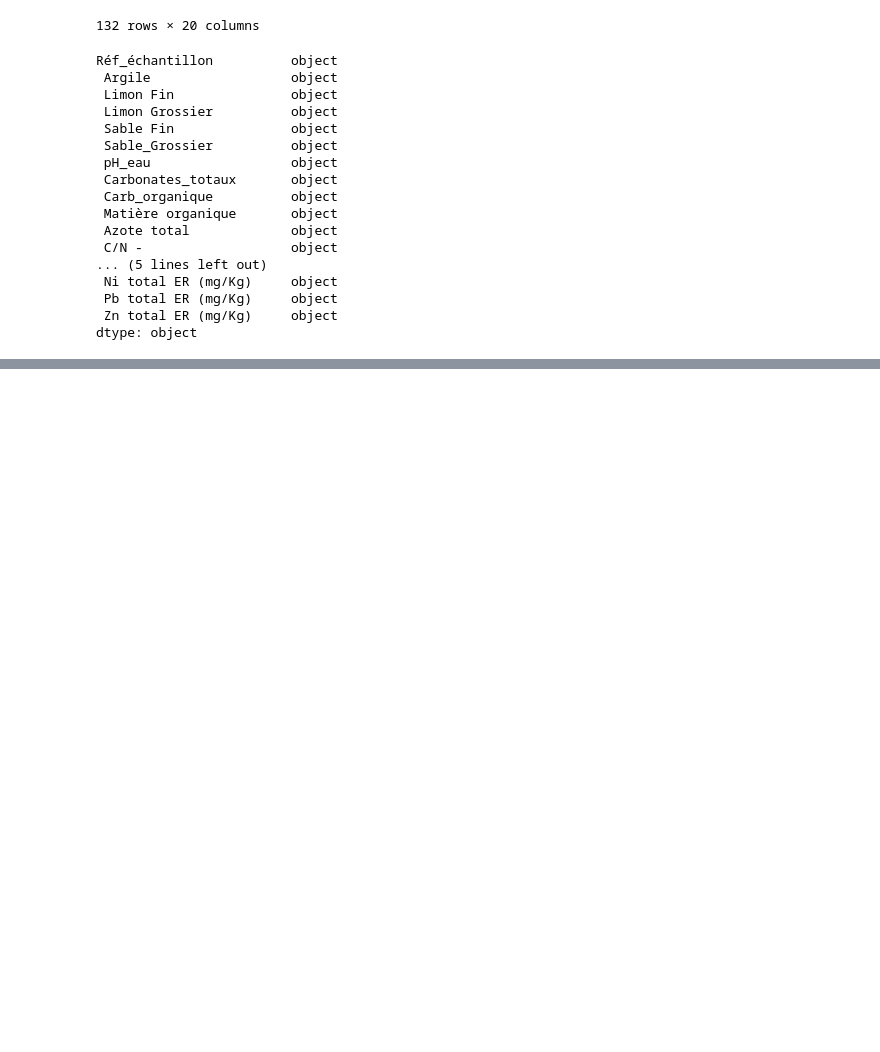
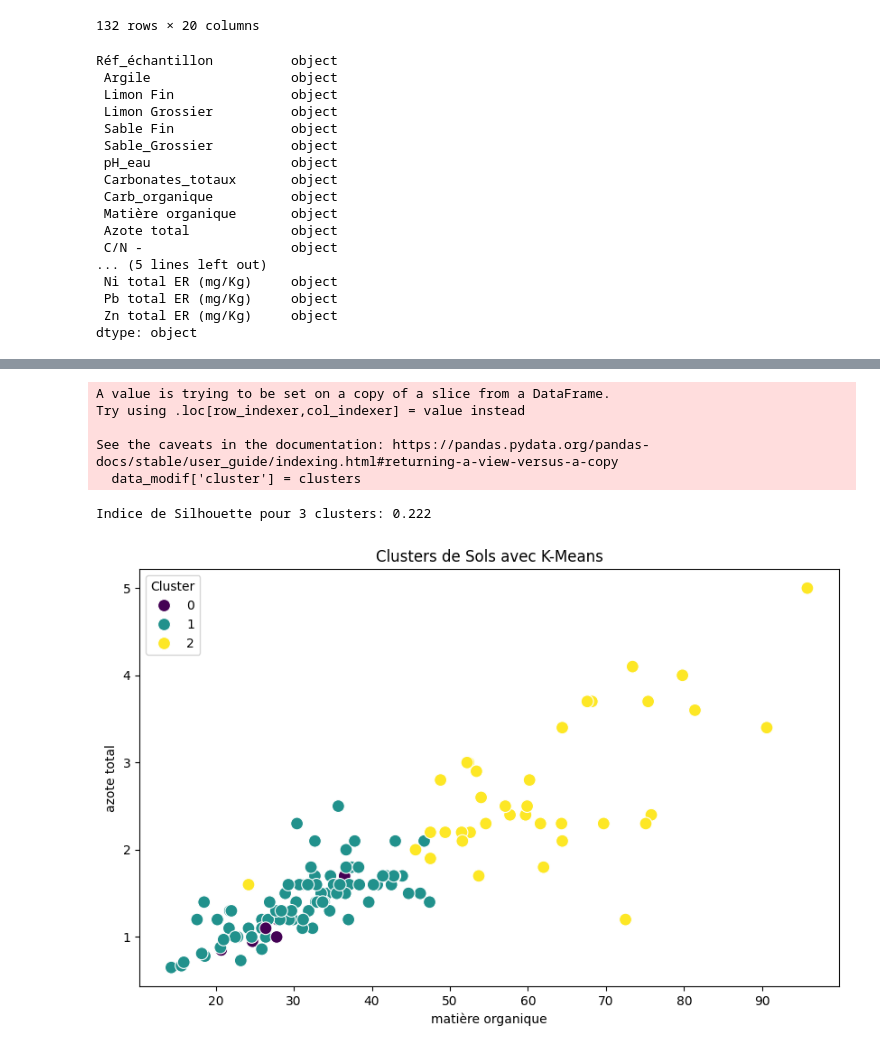
Before and after one commit to 6licium/IAAIN, a Jupyter notebook: Notebooks/explo_Ibne.ipynb, the cells around one changed output, grey strips where cells are left out. Saved outputs shown, nothing was run; the diff lists cells and outputs as text; code cells hidden in the pictures; blank space fills up the shorter version.

Commit message:
creation de kmeans

```diff
--- a/Notebooks/explo_Ibne.ipynb
+++ b/Notebooks/explo_Ibne.ipynb
@@ -63,0 +187,6 @@ dtype: object
+# %%
+# Supprimer les lignes avec des valeurs NaN
+data_modif = data_modif.dropna(subset=colonnes_a_normaliser)
+# %%
+# Remplir les valeurs NaN avec la moyenne de chaque colonne
+data_modif[colonnes_a_normaliser] = data_modif[colonnes_a_normaliser].fillna(data_modif[colonnes_a_normaliser].mean())
@@ -63,0 +203,39 @@ dtype: object
+# %%
+from sklearn.preprocessing import StandardScaler
+
+# Normaliser les données
+scaler = StandardScaler()
+data_normalise = scaler.fit_transform(data_modif[colonnes_a_normaliser])
+# %%
+# Définir le nombre de clusters
+n_clusters = 3  # Par exemple, 3 clusters
+kmeans = KMeans(n_clusters=n_clusters, random_state=42)
+clusters = kmeans.fit_predict(data_normalise)
+
+# Ajouter les étiquettes de cluster au DataFrame
+data_modif['cluster'] = clusters
+# %% [output]
+A value is trying to be set on a copy of a slice from a DataFrame.
+Try using .loc[row_indexer,col_indexer] = value instead
+
+See the caveats in the documentation: https://pandas.pydata.org/pandas-docs/stable/user_guide/indexing.html#returning-a-view-versus-a-copy
+  data_modif['cluster'] = clusters
+# %%
+silhouette_avg = silhouette_score(data_normalise, clusters)
+print(f'Indice de Silhouette pour {n_clusters} clusters: {silhouette_avg:.3f}')
+# %% [output]
+Indice de Silhouette pour 3 clusters: 0.222
+# %%
+import matplotlib.pyplot as plt
+import seaborn as sns
+
+# Visualisation des clusters (vous pouvez choisir d'autres paires de caractéristiques)
+plt.figure(figsize=(10, 6))
+sns.scatterplot(x=data_modif['matière organique'], y=data_modif['azote total'], hue=data_modif['cluster'], palette='viridis', s=100)
+plt.title('Clusters de Sols avec K-Means')
+plt.xlabel('matière organique')
+plt.ylabel('azote total')
+plt.legend(title='Cluster')
+plt.show()
+# %% [output]
+[figure, added]
```
Also changed, not shown: parts of 10 cells of this notebook, 1 other file.
